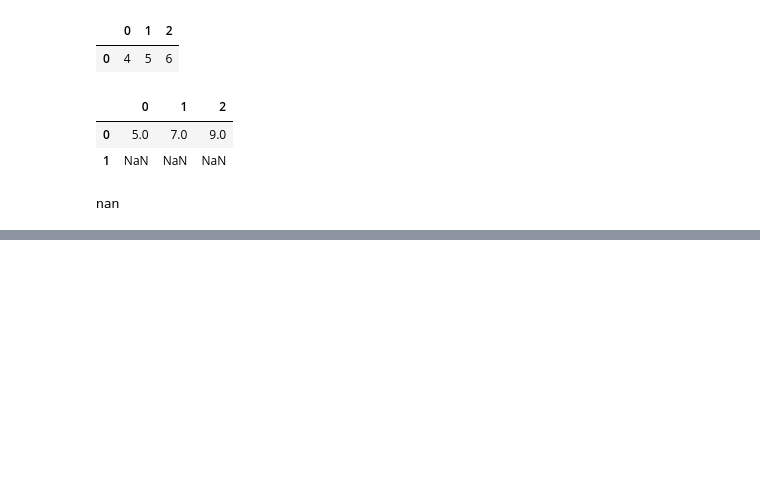
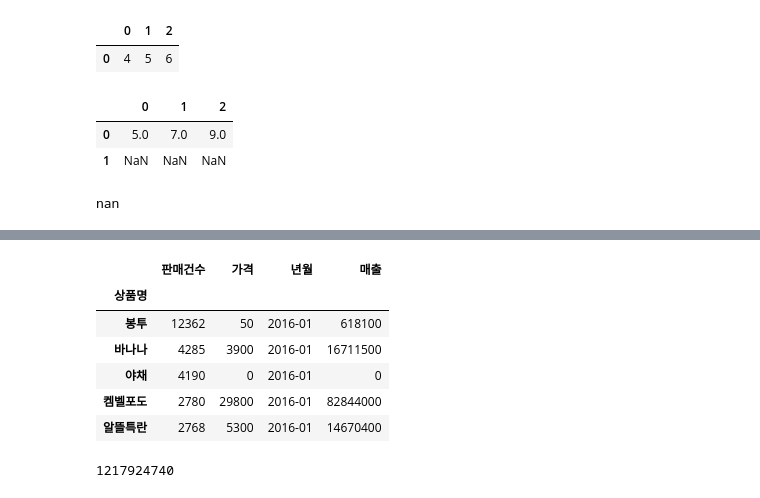
Before and after one commit to CodingSta/demo-lge-201811, a Jupyter notebook: 3일차.ipynb, the cells around one changed output, grey strips where cells are left out. Cells and saved outputs as stored; diff of their text form; code cells hidden in the pictures; blank space fills up the shorter version.

```diff
--- a/3일차.ipynb
+++ b/3일차.ipynb
@@ -75,0 +90,4 @@ nan
+# %%
+df_2016_01 = pd.read_excel('data/2016-01.xls')#, index_col='상품명')
+df_2016_02 = pd.read_excel('data/2016-02.xls')
+df_2016_03 = pd.read_excel('data/2016-03.xls')
@@ -75,0 +108,12 @@ nan
+# %%
+# 개선
+df_2016_01['년월'] = '2016-01'
+df_2016_02['년월'] = '2016-02'
+df_2016_03['년월'] = '2016-03'
+
+df_list = [df_2016_01, df_2016_02, df_2016_03]
+
+df_2016_1q = pd.concat(df_list, axis="index")
+df_2016_1q = df_2016_1q.set_index('상품명')   # addded
+print(df_2016_1q.shape)
+df_2016_1q.head()
@@ -75,0 +140,15 @@ nan
+# %%
+df_2016_1q['매출'] = df_2016_1q['판매건수'] * df_2016_1q['가격']
+df_2016_1q.head()
+# %% [output]
+|  | 판매건수 | 가격 | 년월 | 매출 |
+| 상품명 |  |  |  |  |
+| 봉투 | 12362 | 50 | 2016-01 | 618100 |
+| 바나나 | 4285 | 3900 | 2016-01 | 16711500 |
+| 야채 | 4190 | 0 | 2016-01 | 0 |
+| 켐벨포도 | 2780 | 29800 | 2016-01 | 82844000 |
+| 알뜰특란 | 2768 | 5300 | 2016-01 | 14670400 |
+# %%
+df_2016_1q['매출'].sum()
+# %% [output]
+1217924740
```
Also changed, not shown: parts of 9 cells of this notebook.
